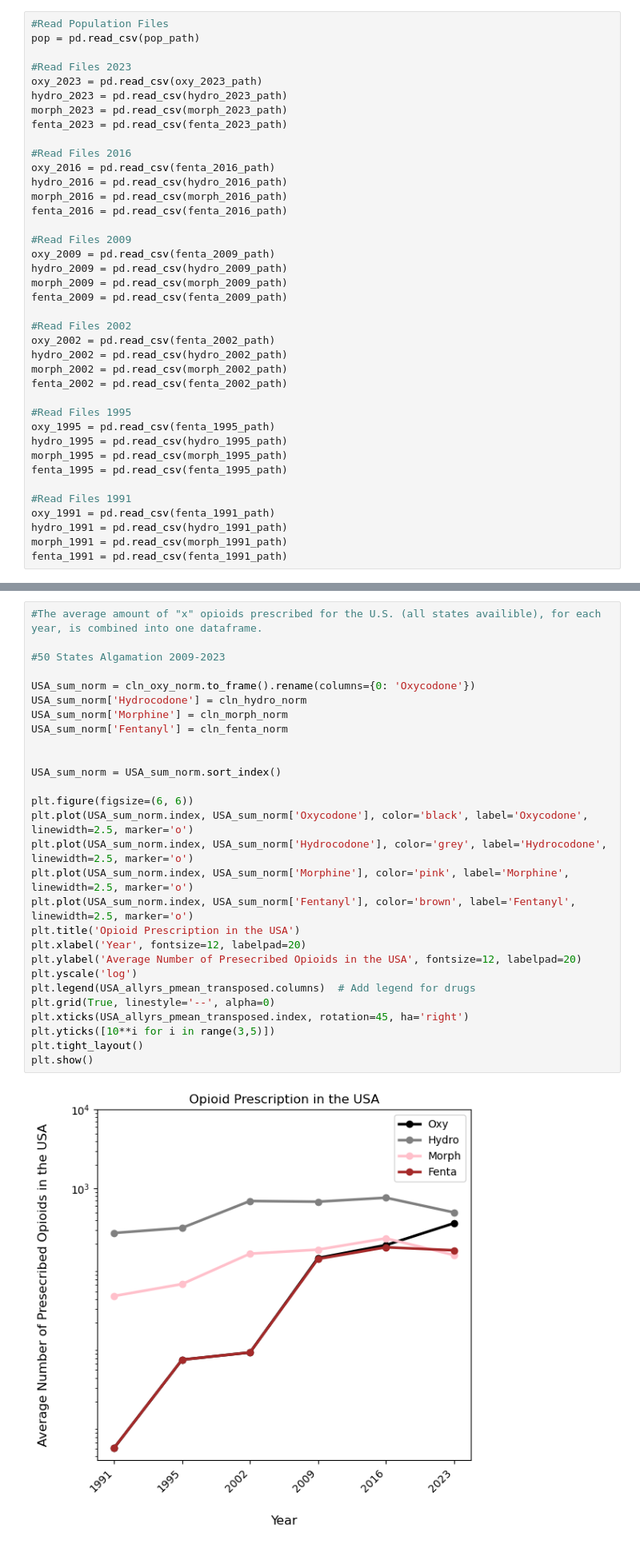
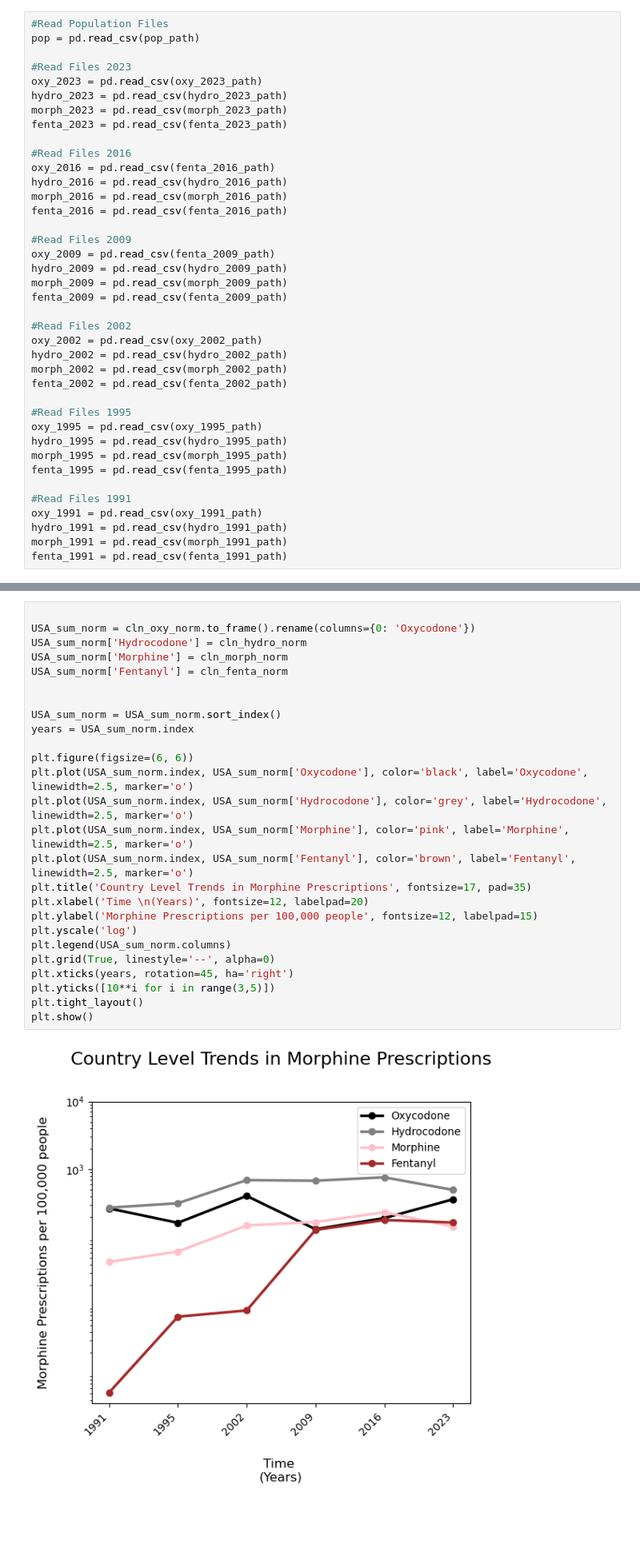
Before and after one commit to NefertitiM/Determinants-of-Opioid-Mortality, a Jupyter notebook: Nefertiti Branch/Fentanyl.ipynb, the cells around one changed output, grey strips where cells are left out. Shown at 80% size. Drawn from its saved outputs; the diff is of its cells as text; blank space fills up the shorter version.

Commit message:
Code is finished minus some polishing, figures are there too

```diff
--- a/Nefertiti Branch/Fentanyl.ipynb
+++ b/Nefertiti Branch/Fentanyl.ipynb
@@ -73,19 +73,19 @@ morph_2009 = pd.read_csv(morph_2009_path)
 fenta_2009 = pd.read_csv(fenta_2009_path)
 
 #Read Files 2002
-oxy_2002 = pd.read_csv(fenta_2002_path)
+oxy_2002 = pd.read_csv(oxy_2002_path)
 hydro_2002 = pd.read_csv(hydro_2002_path)
 morph_2002 = pd.read_csv(morph_2002_path)
 fenta_2002 = pd.read_csv(fenta_2002_path)
 
 #Read Files 1995
-oxy_1995 = pd.read_csv(fenta_1995_path)
+oxy_1995 = pd.read_csv(oxy_1995_path)
 hydro_1995 = pd.read_csv(hydro_1995_path)
 morph_1995 = pd.read_csv(morph_1995_path)
 fenta_1995 = pd.read_csv(fenta_1995_path)
 
 #Read Files 1991
-oxy_1991 = pd.read_csv(fenta_1991_path)
+oxy_1991 = pd.read_csv(oxy_1991_path)
 hydro_1991 = pd.read_csv(hydro_1991_path)
 morph_1991 = pd.read_csv(morph_1991_path)
 fenta_1991 = pd.read_csv(fenta_1991_path)
@@ -414,30 +420,28 @@ USA_sum_norm
 # %%
-#The average amount of "x" opioids prescribed for the U.S. (all states availible), for each year, is combined into one dataframe.
-
-#50 States Algamation 2009-2023
 
 USA_sum_norm = cln_oxy_norm.to_frame().rename(columns={0: 'Oxycodone'})
 USA_sum_norm['Hydrocodone'] = cln_hydro_norm
 USA_sum_norm['Morphine'] = cln_morph_norm
 USA_sum_norm['Fentanyl'] = cln_fenta_norm
 
 
 USA_sum_norm = USA_sum_norm.sort_index()
+years = USA_sum_norm.index
 
 plt.figure(figsize=(6, 6))
 plt.plot(USA_sum_norm.index, USA_sum_norm['Oxycodone'], color='black', label='Oxycodone', linewidth=2.5, marker='o')
 plt.plot(USA_sum_norm.index, USA_sum_norm['Hydrocodone'], color='grey', label='Hydrocodone', linewidth=2.5, marker='o')
 plt.plot(USA_sum_norm.index, USA_sum_norm['Morphine'], color='pink', label='Morphine', linewidth=2.5, marker='o')
 plt.plot(USA_sum_norm.index, USA_sum_norm['Fentanyl'], color='brown', label='Fentanyl', linewidth=2.5, marker='o')
-plt.title('Opioid Prescription in the USA')
-plt.xlabel('Year', fontsize=12, labelpad=20)
-plt.ylabel('Average Number of Presecribed Opioids in the USA', fontsize=12, labelpad=20)
+plt.title('Country Level Trends in Morphine Prescriptions', fontsize=17, pad=35)
+plt.xlabel('Time \n(Years)', fontsize=12, labelpad=20)
+plt.ylabel('Morphine Prescriptions per 100,000 people', fontsize=12, labelpad=15)
 plt.yscale('log')
-plt.legend(USA_allyrs_pmean_transposed.columns)  # Add legend for drugs
+plt.legend(USA_sum_norm.columns)
 plt.grid(True, linestyle='--', alpha=0)
-plt.xticks(USA_allyrs_pmean_transposed.index, rotation=45, ha='right')
+plt.xticks(years, rotation=45, ha='right')
 plt.yticks([10**i for i in range(3,5)])
 plt.tight_layout()
 plt.show()
 # %% [output]
-[figure, old version]
+[figure, new version]
```
Also changed, not shown: parts of 42 cells of this notebook, 1 other file.
